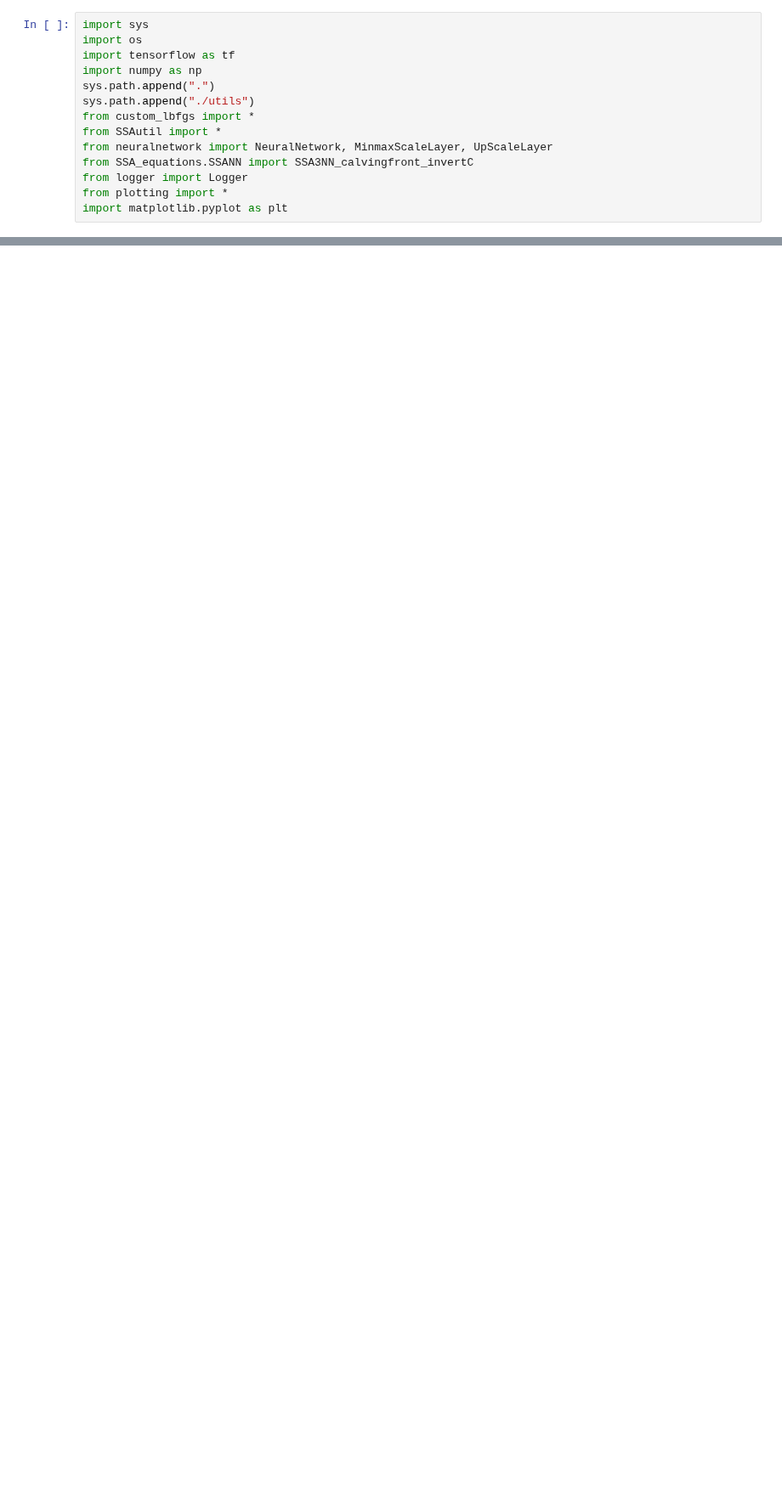
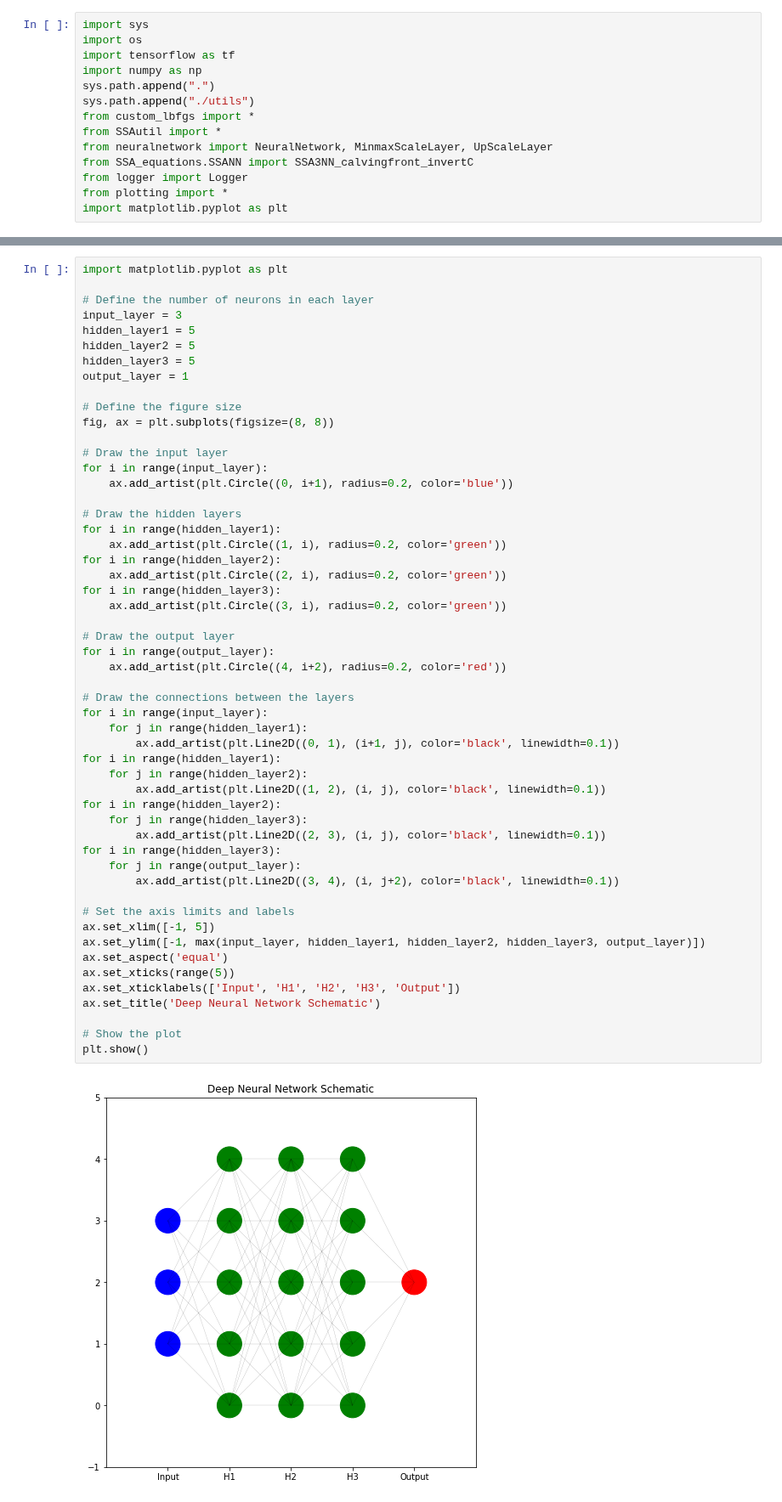
Before and after one commit to enigne/PINNS, a Jupyter notebook: test_3NN_C.ipynb, the cells around one changed output, grey strips where cells are left out. Shown at 85% size. Cells and saved outputs as stored; diff of their text form; blank space fills up the shorter version.

```diff
--- a/test_3NN_C.ipynb
+++ b/test_3NN_C.ipynb
@@ -131,0 +132,55 @@ plot_log_history(pinn)
+# %%
+import matplotlib.pyplot as plt
+
+# Define the number of neurons in each layer
+input_layer = 3
+hidden_layer1 = 5
+hidden_layer2 = 5
+hidden_layer3 = 5
+output_layer = 1
+
+# Define the figure size
+fig, ax = plt.subplots(figsize=(8, 8))
+
+# Draw the input layer
+for i in range(input_layer):
+    ax.add_artist(plt.Circle((0, i+1), radius=0.2, color='blue'))
+
+# Draw the hidden layers
+for i in range(hidden_layer1):
+    ax.add_artist(plt.Circle((1, i), radius=0.2, color='green'))
+for i in range(hidden_layer2):
+    ax.add_artist(plt.Circle((2, i), radius=0.2, color='green'))
+for i in range(hidden_layer3):
+    ax.add_artist(plt.Circle((3, i), radius=0.2, color='green'))
+
+# Draw the output layer
+for i in range(output_layer):
+    ax.add_artist(plt.Circle((4, i+2), radius=0.2, color='red'))
+
+# Draw the connections between the layers
+for i in range(input_layer):
+    for j in range(hidden_layer1):
+        ax.add_artist(plt.Line2D((0, 1), (i+1, j), color='black', linewidth=0.1))
+for i in range(hidden_layer1):
+    for j in range(hidden_layer2):
+        ax.add_artist(plt.Line2D((1, 2), (i, j), color='black', linewidth=0.1))
+for i in range(hidden_layer2):
+    for j in range(hidden_layer3):
+        ax.add_artist(plt.Line2D((2, 3), (i, j), color='black', linewidth=0.1))
+for i in range(hidden_layer3):
+    for j in range(output_layer):
+        ax.add_artist(plt.Line2D((3, 4), (i, j+2), color='black', linewidth=0.1))
+
+# Set the axis limits and labels
+ax.set_xlim([-1, 5])
+ax.set_ylim([-1, max(input_layer, hidden_layer1, hidden_layer2, hidden_layer3, output_layer)])
+ax.set_aspect('equal')
+ax.set_xticks(range(5))
+ax.set_xticklabels(['Input', 'H1', 'H2', 'H3', 'Output'])
+ax.set_title('Deep Neural Network Schematic')
+
+# Show the plot
+plt.show()
+# %% [output]
+[figure, added]
```
Also changed, not shown: parts of 4 cells of this notebook, 1 other file.
